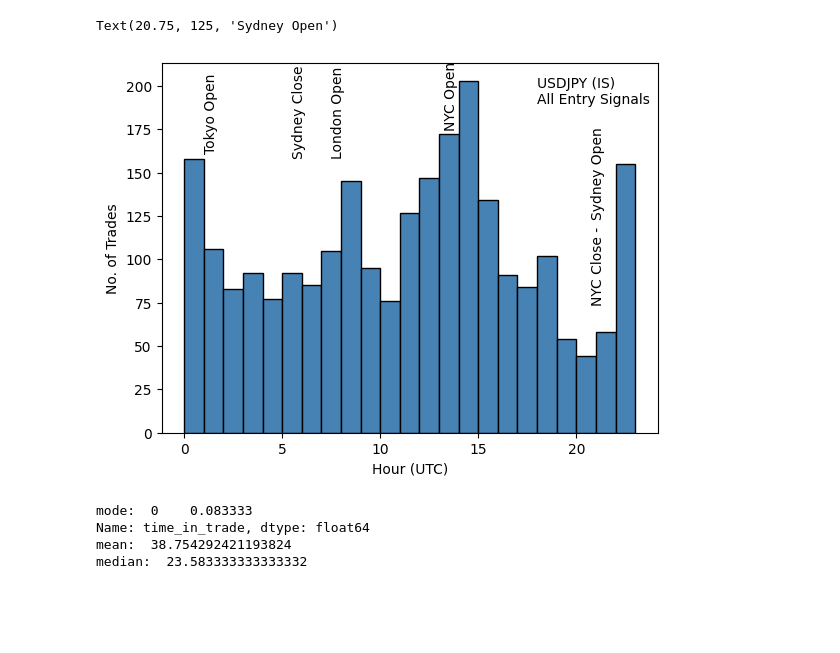
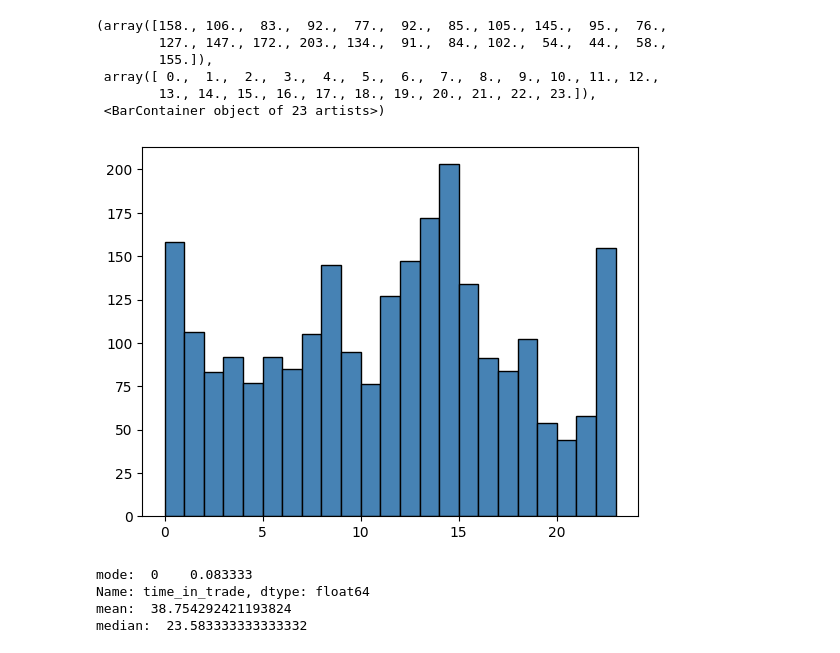
Before and after one commit to dannyboy-projects/Redemption_Trader, a Jupyter notebook: strategy_exploration/pipband_exploration/traderules_analysis.ipynb, the cells around one changed output. Cells and saved outputs as stored; diff of their text form; code cells hidden in the pictures; blank space fills up the shorter version.

```diff
--- a/strategy_exploration/pipband_exploration/traderules_analysis.ipynb
+++ b/strategy_exploration/pipband_exploration/traderules_analysis.ipynb
@@ -2,10 +2,11 @@
 import pandas as pd
 import matplotlib.pyplot as plt
 import numpy as np
+from datetime import datetime, timedelta
 
 # all entry signals
-df = pd.read_csv('./data/tradelog_IS.csv', index_col = 0)
-
+df = pd.read_csv('../../tradelog_IS_all_trades_1.csv', index_col = 0)
+band = 1
 
 
 # all trades, valid hours = [13,15,19,21], timstop = 40
@@ -16,27 +20,47 @@ df = pd.read_csv('./data/tradelog_IS.csv', index_col = 0)
+# %%
+
+def shift_timestamp(timestamp, shift):
+
+    t = pd.to_datetime(timestamp)
+    DelTime = timedelta(minutes=shift)
+    tz_off = (t + DelTime).strftime("%z")
+    t = (t + DelTime).strftime("%Y-%m-%d %H:%M:%S")
+    tz_off_format = tz_off[:3] + ':' + tz_off[3:]
+    t = t + tz_off_format
+
+    return t
+
+
+df['open_time'] = df['open_time'].apply(lambda x: shift_timestamp(x,-5))
 # %%
 df['open_time_fmt'] = pd.to_datetime(df['open_time']).dt.time
 # %%
 # IS or OS
-# df = df[df['open_time']< '2023-05-31']
+df = df[df['open_time']< '2023-05-31']
 # %%
 data = pd.to_datetime(df['open_time']).dt.hour
 bin_width = 1
 bins = np.arange(min(data), max(data) + bin_width, bin_width)
 plt.hist(pd.to_datetime(df['open_time']).dt.hour, bins = bins, color='steelblue', edgecolor = 'black')
 
 
-plt.xlabel('Hour (UTC)')
-plt.ylabel('No. of Trades')
-plt.text(18,190,'USDJPY (IS)\nAll Entry Signals')
-plt.text(1,163,'Tokyo Open', rotation = 90)
-plt.text(5.5,160,'Sydney Close', rotation = 90)
-plt.text(7.5,160,'London Open', rotation = 90)
-plt.text(13.25,176,'NYC Open', rotation = 90)
-plt.text(20.75,75,'NYC Close -', rotation = 90)
-plt.text(20.75,125,'Sydney Open', rotation = 90)
+# plt.xlabel('Hour (UTC)')
+# plt.ylabel('No. of Trades')
+# plt.text(18,190,'USDJPY (IS)\nAll Entry Signals')
+# plt.text(1,163,'Tokyo Open', rotation = 90)
+# plt.text(5.5,160,'Sydney Close', rotation = 90)
+# plt.text(7.5,160,'London Open', rotation = 90)
+# plt.text(13.25,176,'NYC Open', rotation = 90)
+# plt.text(20.75,75,'NYC Close -', rotation = 90)
+# plt.text(20.75,125,'Sydney Open', rotation = 90)
 # %% [output]
-Text(20.75, 125, 'Sydney Open')
+(array([158., 106.,  83.,  92.,  77.,  92.,  85., 105., 145.,  95.,  76.,
+        127., 147., 172., 203., 134.,  91.,  84., 102.,  54.,  44.,  58.,
+        155.]),
+ array([ 0.,  1.,  2.,  3.,  4.,  5.,  6.,  7.,  8.,  9., 10., 11., 12.,
+        13., 14., 15., 16., 17., 18., 19., 20., 21., 22., 23.]),
+ <BarContainer object of 23 artists>)
-[figure, old version]
+[figure, new version]
 # %%
 df['time_in_trade'] = (pd.to_datetime(df['close_time']) - pd.to_datetime(df['open_time']))/pd.Timedelta(hours = 1)
 print('mode: ',df['time_in_trade'].mode())
```
Also changed, not shown: parts of 2 cells of this notebook, 10 other files.
